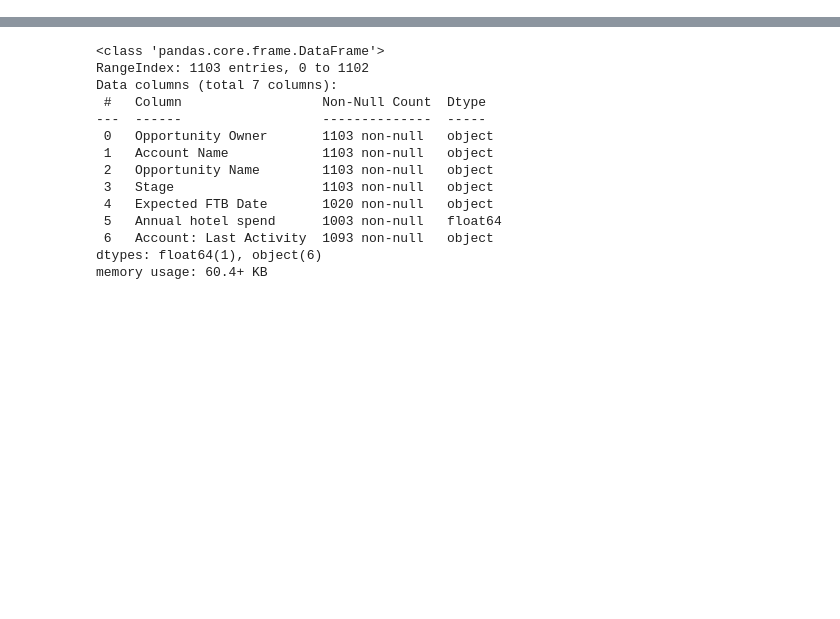
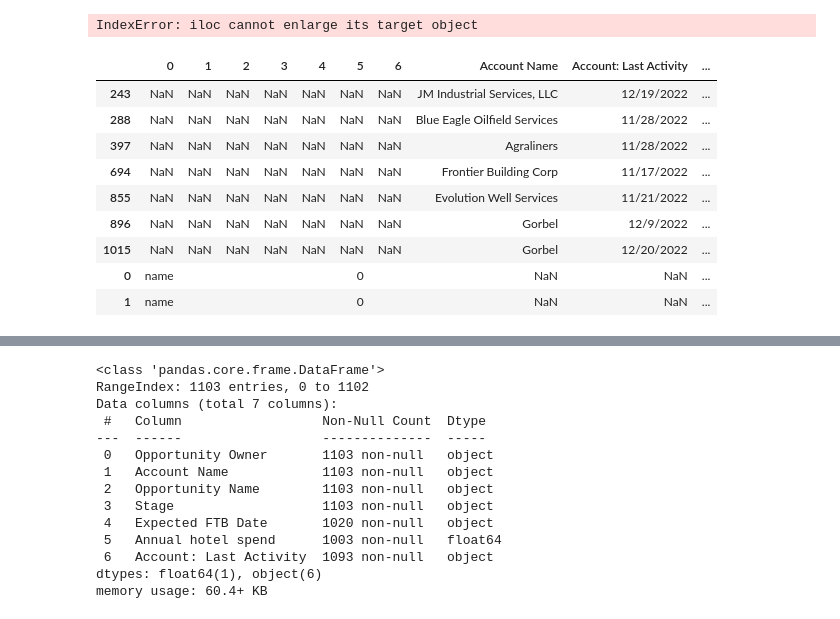
Before and after one commit to EnricoBorriello/Pipeline, a Jupyter notebook: Main.ipynb, the cells around one changed output, grey strips where cells are left out. Drawn from its saved outputs; the diff is of its cells as text; code cells hidden in the pictures; blank space fills up the shorter version.

```diff
--- a/Main.ipynb
+++ b/Main.ipynb
@@ -11,0 +16,19 @@ df_post = pd.read_csv('Post-FTB_Report.csv')
+# %%
+p = df_pre[df_pre['Opportunity Owner']=='Adam Ward']
+
+p.iloc[7] = ['name','','','','',0,'']
+# %% [output]
+IndexError: iloc cannot enlarge its target object
+# %%
+p
+# %% [output]
+|  | 0 | 1 | 2 | 3 | 4 | 5 | 6 | Account Name | Account: Last Activity | ... |
+| 243 | NaN | NaN | NaN | NaN | NaN | NaN | NaN | JM Industrial Services, LLC | 12/19/2022 | ... |
+| 288 | NaN | NaN | NaN | NaN | NaN | NaN | NaN | Blue Eagle Oilfield Services | 11/28/2022 | ... |
+| 397 | NaN | NaN | NaN | NaN | NaN | NaN | NaN | Agraliners | 11/28/2022 | ... |
+| 694 | NaN | NaN | NaN | NaN | NaN | NaN | NaN | Frontier Building Corp | 11/17/2022 | ... |
+| 855 | NaN | NaN | NaN | NaN | NaN | NaN | NaN | Evolution Well Services | 11/21/2022 | ... |
+| 896 | NaN | NaN | NaN | NaN | NaN | NaN | NaN | Gorbel | 12/9/2022 | ... |
+| 1015 | NaN | NaN | NaN | NaN | NaN | NaN | NaN | Gorbel | 12/20/2022 | ... |
+| 0 | name |  |  |  |  | 0 |  | NaN | NaN | ... |
+| 1 | name |  |  |  |  | 0 |  | NaN | NaN | ... |
```
Also changed, not shown: parts of 8 cells of this notebook, 1 other file.
